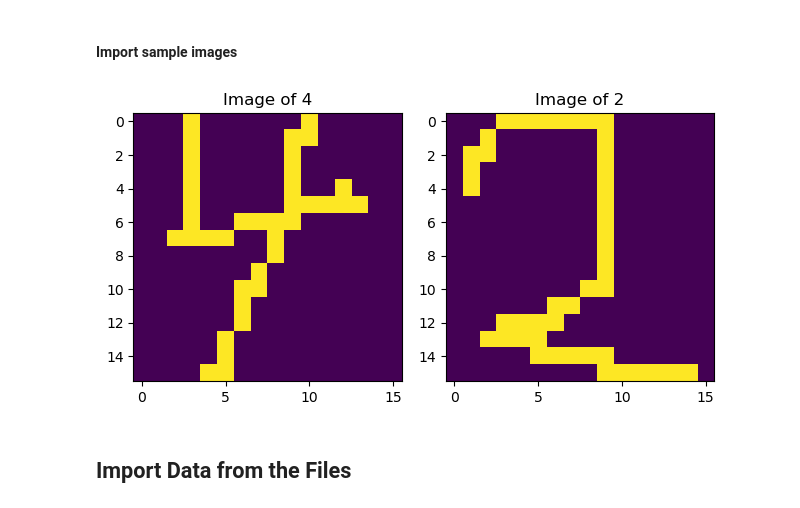
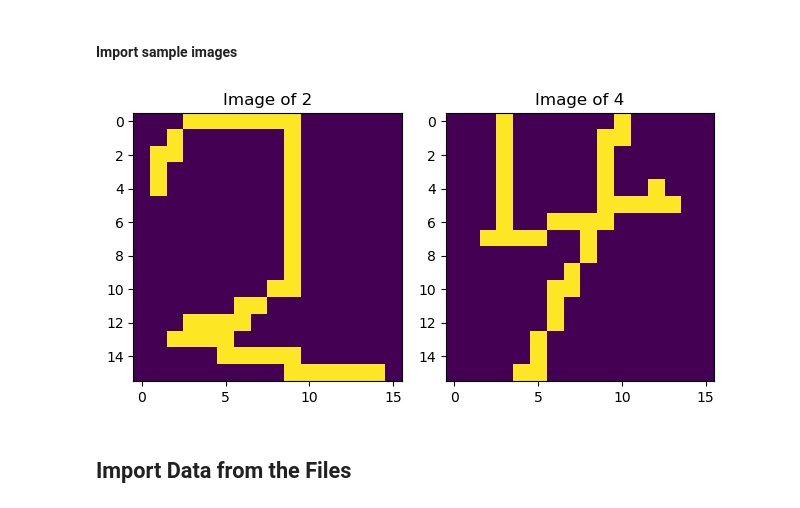
Before and after one commit to Aymen016/Optical-Character-Recognition, a Jupyter notebook: OCR.ipynb, the cells around one changed output. Cells and saved outputs as stored; diff of their text form; code cells hidden in the pictures.

```diff
--- a/OCR.ipynb
+++ b/OCR.ipynb
@@ -12,32 +12,32 @@ import pandas as pd
 # %%
 img2=np.array([0,0,0,0,0,0,0,0,0,0,0,0,0,0,0,0,0,0,1,1,1,0,0,0,0,0,0,0,0,0,0,0,0,1,1,0,0,0,0,0,0,0,0,
 0,0,1,0,0,1,0,0,0,0,0,0,0,0,0,0,0,1,1,0,0,1,0,0,0,0,0,0,0,0,0,0,0,1,1,0,0,1,0,0,0,0,0,0,0,0,0,0,0,1,
 1,1,0,1,0,0,0,0,0,0,0,0,0,0,1,1,0,1,0,1,0,0,0,0,0,0,0,0,0,0,1,0,0,1,0,1,0,0,0,0,0,0,0,0,0,1,0,0,0,1,
 0,1,1,1,1,1,1,1,1,1,1,1,0,0,0,1,1,0,0,0,0,0,0,0,0,0,0,0,0,0,0,0,1,0,0,0,0,0,0,0,0,0,0,0,0,0,0,0,1,0,
 0,0,0,0,0,0,0,0,0,0,0,0,0,0,1,0,0,0,0,0,0,0,0,0,0,0,0,0,0,0,1,0,0,0,0,0,0,0,0,0,0,0,0,0,0,0,1,0,0,0,
 0,0,0,0,0,0,0,0,0,0,0,0,0],dtype=np.uint8)
 
 img4=np.array([0,0,0,0,0,0,0,0,0,0,0,0,0,0,0,0,0,0,0,0,0,0,0,0,0,0,0,0,0,0,0,0,0,0,0,0,0,0,0,1,0,0,0,
 0,0,0,0,0,1,1,1,1,1,1,1,1,0,0,0,0,0,0,0,0,0,0,0,0,0,0,0,1,0,0,0,0,0,0,0,1,0,0,0,0,0,0,0,1,0,0,0,0,0,
 1,1,1,0,0,0,0,0,0,1,0,0,0,1,1,1,0,0,0,0,0,0,0,0,0,1,0,0,1,1,0,0,0,0,0,0,0,0,0,0,0,1,1,1,0,0,0,0,0,0,
 0,0,1,1,1,1,1,1,0,0,0,0,0,0,0,0,0,1,1,0,0,0,1,0,0,0,0,0,0,0,0,0,0,0,0,0,0,0,1,0,0,0,0,0,0,0,0,0,0,0,
 0,0,0,1,1,0,0,0,0,0,0,0,0,0,0,0,0,0,0,0,1,0,0,0,0,0,0,0,0,0,0,0,0,0,0,0,0,0,0,0,0,0,0,0,0,0,0,0,0,0,
 0,0,0,0,0,0,0,0,0,0,0,0,0],dtype=np.uint8)
 
-img = np.reshape(img4,(16,16),order= 'F')
-img1 = np.reshape(img2,(16,16),order= 'F')
+img = np.reshape(img2,(16,16),order= 'F')
+img1 = np.reshape(img4,(16,16),order= 'F')
 
 fig, axes = plt.subplots(1, 2)
 axes[0].imshow(img)
-axes[0].set_title('Image of 4')
+axes[0].set_title('Image of 2')
 axes[1].imshow(img1)
-axes[1].set_title('Image of 2')
+axes[1].set_title('Image of 4')
 
 plt.tight_layout()
 
 plt.show()
 # %% [output]
-[figure, old version]
+[figure, new version]
 # %% [markdown]
 ## Import Data from the Files
 # %% [markdown]
```
Also changed, not shown: parts of 21 cells of this notebook.
